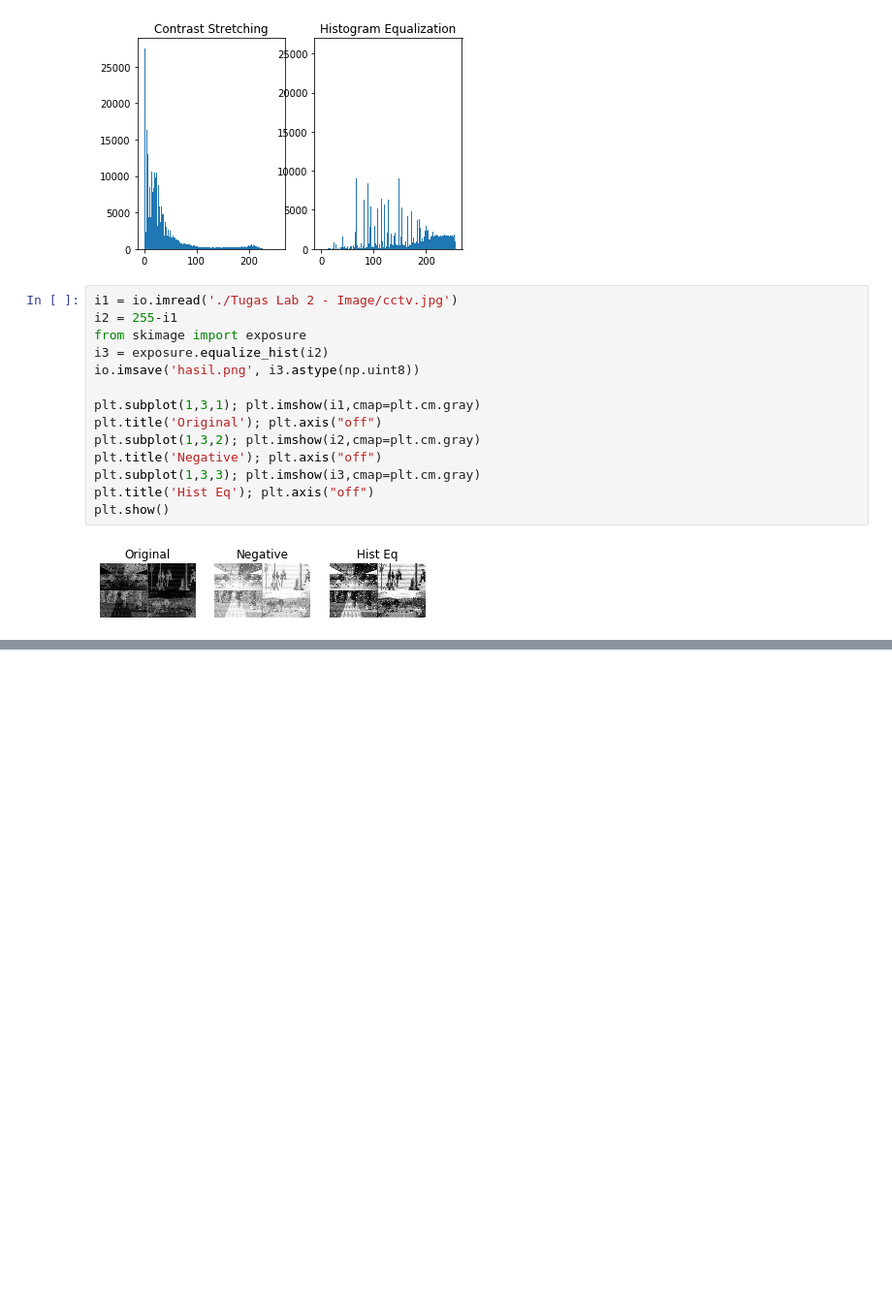
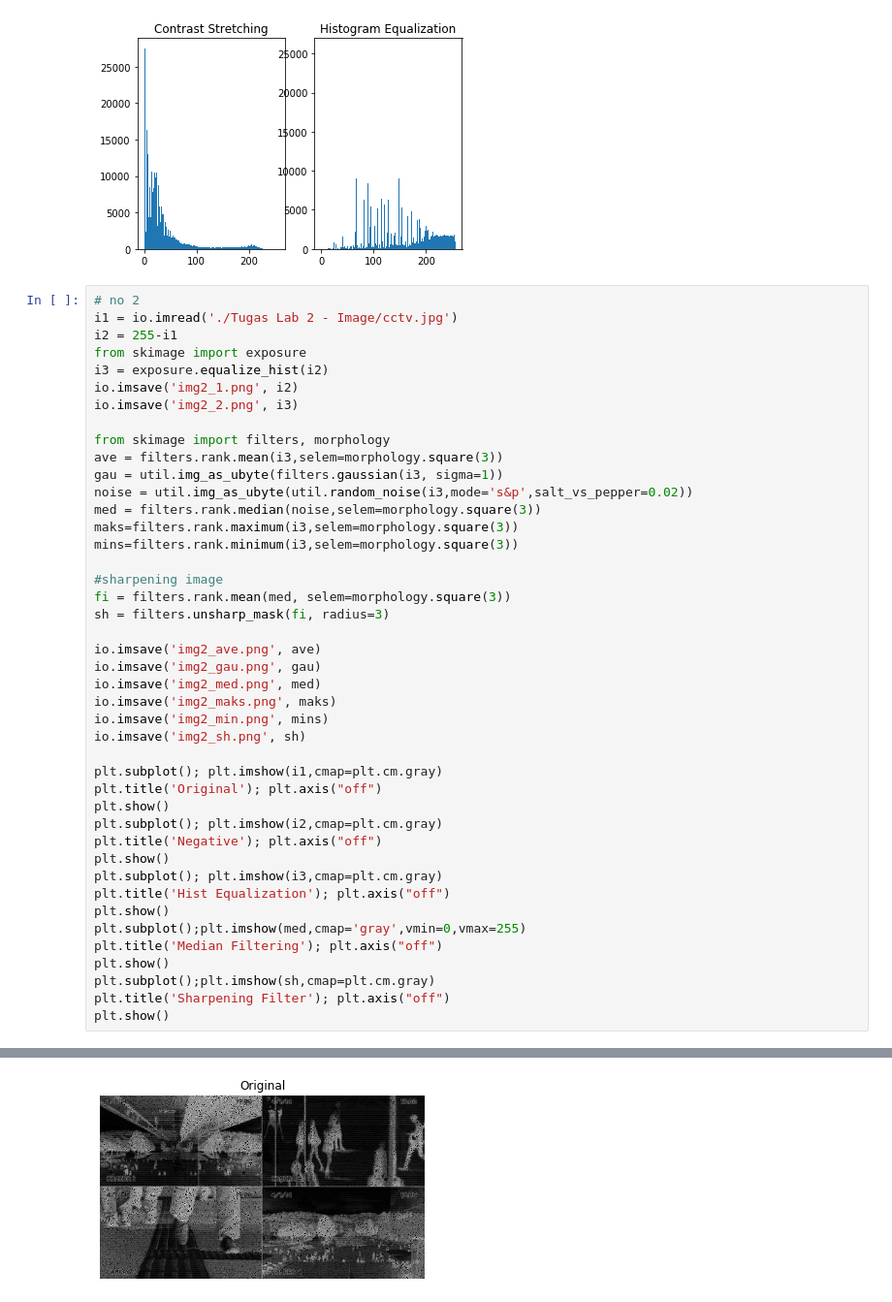
Before and after one commit to anwarfarihin/lab-pengcit, a Jupyter notebook: Tugas Lab 2 - Images/TugasLab2_Muhammad Anwar Farihin_1706039635.ipynb, the cells around one changed output, grey strips where cells are left out. Shown at 97% size. Drawn from its saved outputs; the diff is of its cells as text; blank space fills up the shorter version.

```diff
--- a/Tugas Lab 2 - Images/TugasLab2_Muhammad Anwar Farihin_1706039635.ipynb
+++ b/Tugas Lab 2 - Images/TugasLab2_Muhammad Anwar Farihin_1706039635.ipynb
@@ -74,19 +74,47 @@ plt.title('Histogram Equalization');
 plt.show()
 # %% [output]
 [figure]
-# %%
-i1 = io.imread('./Tugas Lab 2 - Image/cctv.jpg')
-i2 = 255-i1
-from skimage import exposure
-i3 = exposure.equalize_hist(i2)
-io.imsave('hasil.png', i3.astype(np.uint8))
-
-plt.subplot(1,3,1); plt.imshow(i1,cmap=plt.cm.gray)
-plt.title('Original'); plt.axis("off")
-plt.subplot(1,3,2); plt.imshow(i2,cmap=plt.cm.gray)
-plt.title('Negative'); plt.axis("off")
-plt.subplot(1,3,3); plt.imshow(i3,cmap=plt.cm.gray)
-plt.title('Hist Eq'); plt.axis("off")
-plt.show()
-# %% [output]
-[figure, removed]
+# %%
+# no 2
+i1 = io.imread('./Tugas Lab 2 - Image/cctv.jpg')
+i2 = 255-i1
+from skimage import exposure
+i3 = exposure.equalize_hist(i2)
+io.imsave('img2_1.png', i2)
+io.imsave('img2_2.png', i3)
+
+from skimage import filters, morphology
+ave = filters.rank.mean(i3,selem=morphology.square(3))
+gau = util.img_as_ubyte(filters.gaussian(i3, sigma=1))
+noise = util.img_as_ubyte(util.random_noise(i3,mode='s&p',salt_vs_pepper=0.02))
+med = filters.rank.median(noise,selem=morphology.square(3))
+maks=filters.rank.maximum(i3,selem=morphology.square(3))
+mins=filters.rank.minimum(i3,selem=morphology.square(3))
+
+#sharpening image
+fi = filters.rank.mean(med, selem=morphology.square(3))
+sh = filters.unsharp_mask(fi, radius=3)
+
+io.imsave('img2_ave.png', ave)
+io.imsave('img2_gau.png', gau)
+io.imsave('img2_med.png', med)
+io.imsave('img2_maks.png', maks)
+io.imsave('img2_min.png', mins)
+io.imsave('img2_sh.png', sh)
+
+plt.subplot(); plt.imshow(i1,cmap=plt.cm.gray)
+plt.title('Original'); plt.axis("off")
+plt.show()
+plt.subplot(); plt.imshow(i2,cmap=plt.cm.gray)
+plt.title('Negative'); plt.axis("off")
+plt.show()
+plt.subplot(); plt.imshow(i3,cmap=plt.cm.gray)
+plt.title('Hist Equalization'); plt.axis("off")
+plt.show()
+plt.subplot();plt.imshow(med,cmap='gray',vmin=0,vmax=255)
+plt.title('Median Filtering'); plt.axis("off")
+plt.show()
+plt.subplot();plt.imshow(sh,cmap=plt.cm.gray)
+plt.title('Sharpening Filter'); plt.axis("off")
+plt.show()
+# %% [output]
@@ -92,0 +123 @@ plt.show()
+[figure, added]
```
Also changed, not shown: parts of 4 cells of this notebook, 9 other files.
